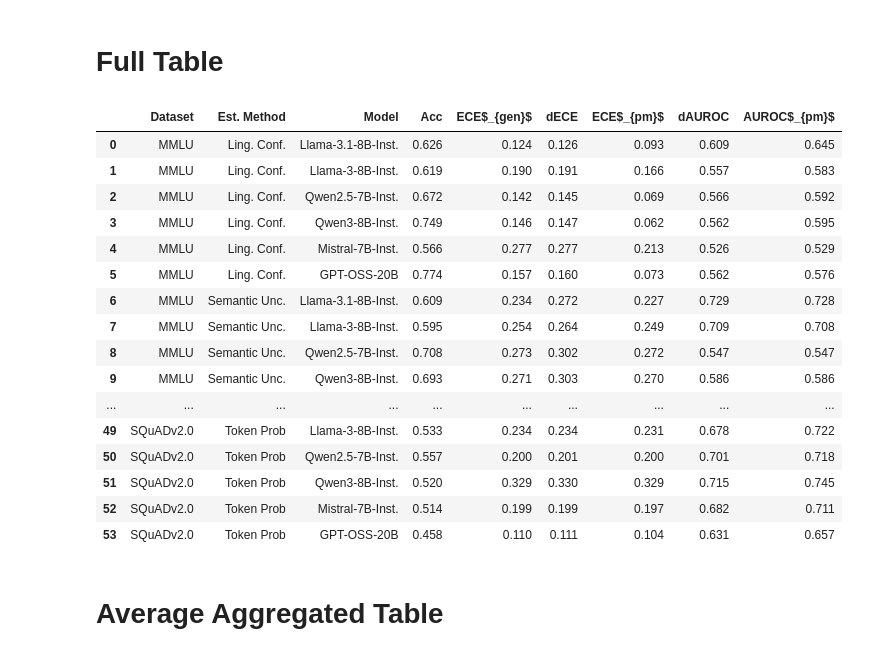
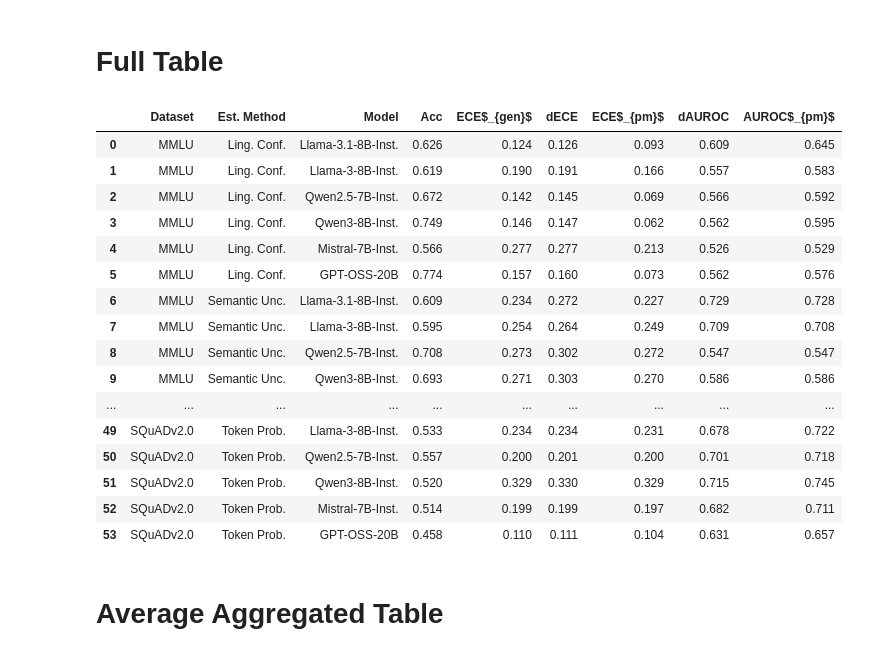
Before and after one commit to Ivan-Yeh/lm-confidence-evaluation-harness, a Jupyter notebook: papers/main_exp_table.ipynb, the cells around one changed output. Drawn from its saved outputs; the diff is of its cells as text; code cells hidden in the pictures.

```diff
--- a/papers/main_exp_table.ipynb
+++ b/papers/main_exp_table.ipynb
@@ -15,7 +15,7 @@ for root, dirs, files in os.walk(results_dir):
 methods_names = {
     "dist_linguistic_confidence": "Ling. Conf.",
     "dist_semantic_uncertainty": "Semantic Unc.",
-    "dist_lnll": "Token Prob"
+    "dist_lnll": "Token Prob."
 }
 
 dataset_map = {
@@ -34,38 +34,38 @@ model_name_map = {
 }
 
 all_records = []
 for leaf_dir in leaf_dirs:
     _, _, _, _, dataset_name, estimation_method, _, model_name, _ = leaf_dir.split("/")
     csv_data = pd.read_csv(os.path.join(leaf_dir, "eval_metrics.csv")).to_dict(orient="records")[0]
     df_dict = {
         "Dataset": dataset_map[dataset_name],
         "Est. Method": methods_names[estimation_method],
         "Model": model_name_map[model_name],
         **csv_data
     }
     all_records.append(df_dict)
 
 full_results_df = pd.DataFrame(all_records).round(3)
 full_results_df.rename(columns={"accuracy": "Acc", "generalised_ece": r"ECE$_{gen}$", "dECE_point_mass": r"ECE$_{pm}$", "AUROC_point_mass": r"AUROC$_{pm}$"}, inplace=True)
 full_results_df
 # %% [output]
 |  | Dataset | Est. Method | Model | Acc | ECE$_{gen}$ | dECE | ECE$_{pm}$ | dAUROC | AUROC$_{pm}$ |
 | 0 | MMLU | Ling. Conf. | Llama-3.1-8B-Inst. | 0.626 | 0.124 | 0.126 | 0.093 | 0.609 | 0.645 |
 | 1 | MMLU | Ling. Conf. | Llama-3-8B-Inst. | 0.619 | 0.190 | 0.191 | 0.166 | 0.557 | 0.583 |
 | 2 | MMLU | Ling. Conf. | Qwen2.5-7B-Inst. | 0.672 | 0.142 | 0.145 | 0.069 | 0.566 | 0.592 |
 | 3 | MMLU | Ling. Conf. | Qwen3-8B-Inst. | 0.749 | 0.146 | 0.147 | 0.062 | 0.562 | 0.595 |
 | 4 | MMLU | Ling. Conf. | Mistral-7B-Inst. | 0.566 | 0.277 | 0.277 | 0.213 | 0.526 | 0.529 |
 | 5 | MMLU | Ling. Conf. | GPT-OSS-20B | 0.774 | 0.157 | 0.160 | 0.073 | 0.562 | 0.576 |
 | 6 | MMLU | Semantic Unc. | Llama-3.1-8B-Inst. | 0.609 | 0.234 | 0.272 | 0.227 | 0.729 | 0.728 |
 | 7 | MMLU | Semantic Unc. | Llama-3-8B-Inst. | 0.595 | 0.254 | 0.264 | 0.249 | 0.709 | 0.708 |
 | 8 | MMLU | Semantic Unc. | Qwen2.5-7B-Inst. | 0.708 | 0.273 | 0.302 | 0.272 | 0.547 | 0.547 |
 | 9 | MMLU | Semantic Unc. | Qwen3-8B-Inst. | 0.693 | 0.271 | 0.303 | 0.270 | 0.586 | 0.586 |
 | ... | ... | ... | ... | ... | ... | ... | ... | ... | ... |
-| 49 | SQuADv2.0 | Token Prob | Llama-3-8B-Inst. | 0.533 | 0.234 | 0.234 | 0.231 | 0.678 | 0.722 |
-| 50 | SQuADv2.0 | Token Prob | Qwen2.5-7B-Inst. | 0.557 | 0.200 | 0.201 | 0.200 | 0.701 | 0.718 |
-| 51 | SQuADv2.0 | Token Prob | Qwen3-8B-Inst. | 0.520 | 0.329 | 0.330 | 0.329 | 0.715 | 0.745 |
-| 52 | SQuADv2.0 | Token Prob | Mistral-7B-Inst. | 0.514 | 0.199 | 0.199 | 0.197 | 0.682 | 0.711 |
-| 53 | SQuADv2.0 | Token Prob | GPT-OSS-20B | 0.458 | 0.110 | 0.111 | 0.104 | 0.631 | 0.657 |
+| 49 | SQuADv2.0 | Token Prob. | Llama-3-8B-Inst. | 0.533 | 0.234 | 0.234 | 0.231 | 0.678 | 0.722 |
+| 50 | SQuADv2.0 | Token Prob. | Qwen2.5-7B-Inst. | 0.557 | 0.200 | 0.201 | 0.200 | 0.701 | 0.718 |
+| 51 | SQuADv2.0 | Token Prob. | Qwen3-8B-Inst. | 0.520 | 0.329 | 0.330 | 0.329 | 0.715 | 0.745 |
+| 52 | SQuADv2.0 | Token Prob. | Mistral-7B-Inst. | 0.514 | 0.199 | 0.199 | 0.197 | 0.682 | 0.711 |
+| 53 | SQuADv2.0 | Token Prob. | GPT-OSS-20B | 0.458 | 0.110 | 0.111 | 0.104 | 0.631 | 0.657 |
 # %% [markdown]
 # Average Aggregated Table
 # %%
```
Also changed, not shown: parts of 1 cell of this notebook, 2 other files.
